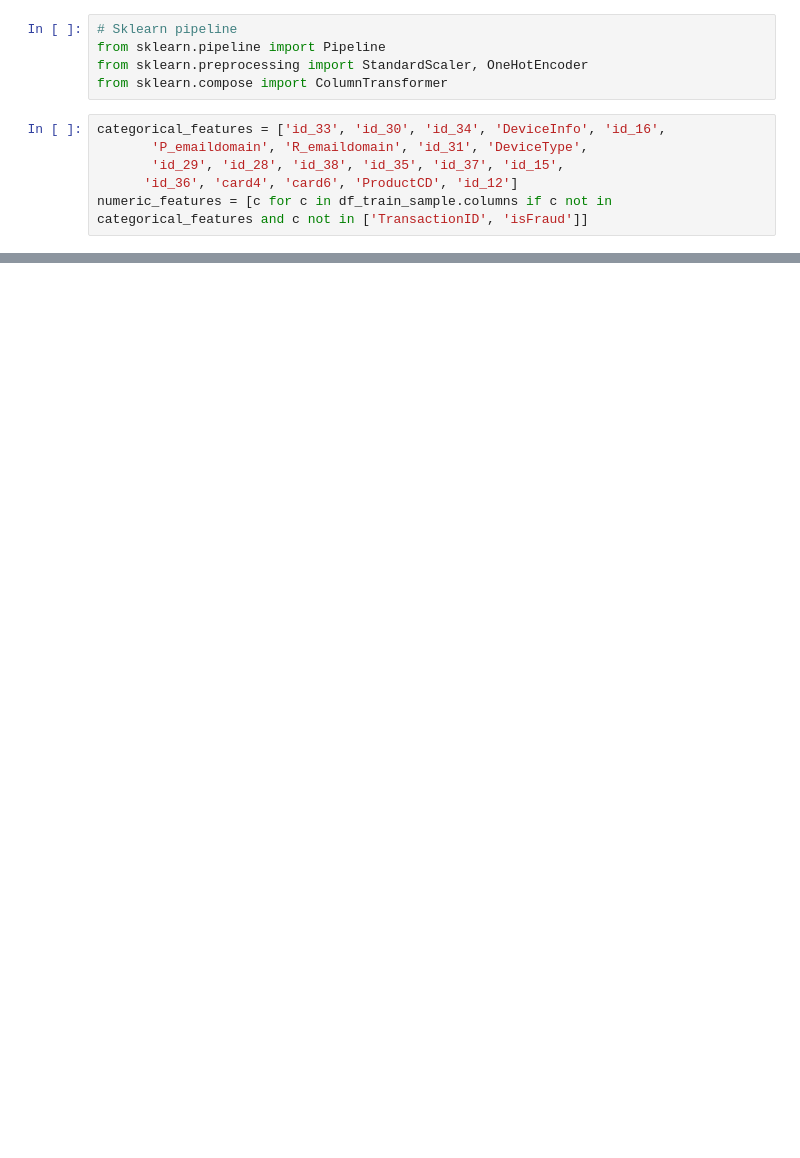
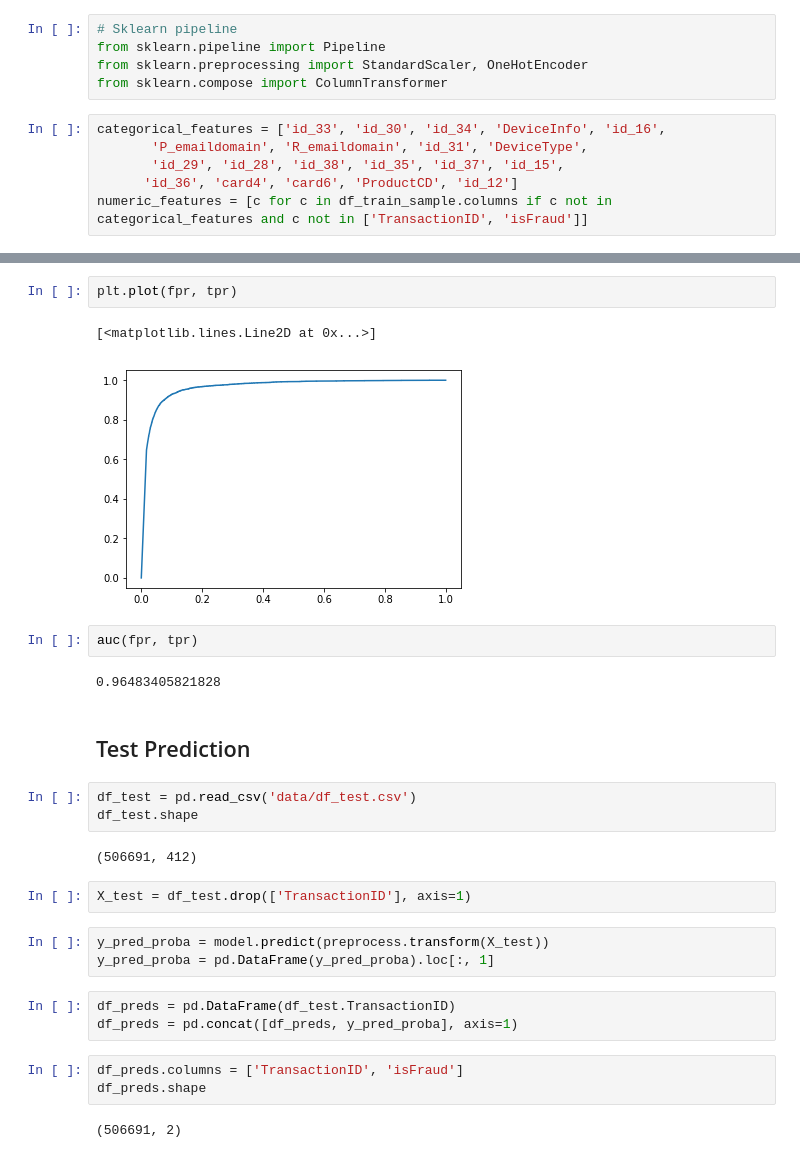
Before and after one commit to PrinceJavier/ieee_cis_fraud_detection, a Jupyter notebook: ieee_cis_fraud_detection.deep_learning.ipynb, the cells around one changed output, grey strips where cells are left out. Saved outputs shown, nothing was run; the diff lists cells and outputs as text; blank space fills up the shorter version.

```diff
--- a/ieee_cis_fraud_detection.deep_learning.ipynb
+++ b/ieee_cis_fraud_detection.deep_learning.ipynb
@@ -53,0 +256,29 @@ clf.fit(X_train, y_train)
+# %%
+plt.plot(fpr, tpr)
+# %% [output]
+[<matplotlib.lines.Line2D at 0x...>]
+[figure, added]
+# %%
+auc(fpr, tpr)
+# %% [output]
+0.96483405821828
+# %% [markdown]
+## Test Prediction
+# %%
+df_test = pd.read_csv('data/df_test.csv')
+df_test.shape
+# %% [output]
+(506691, 412)
+# %%
+X_test = df_test.drop(['TransactionID'], axis=1)
+# %%
+y_pred_proba = model.predict(preprocess.transform(X_test))
+y_pred_proba = pd.DataFrame(y_pred_proba).loc[:, 1]
+# %%
+df_preds = pd.DataFrame(df_test.TransactionID)
+df_preds = pd.concat([df_preds, y_pred_proba], axis=1)
+# %%
+df_preds.columns = ['TransactionID', 'isFraud']
+df_preds.shape
+# %% [output]
+(506691, 2)
```
Also changed, not shown: parts of 32 cells of this notebook.
